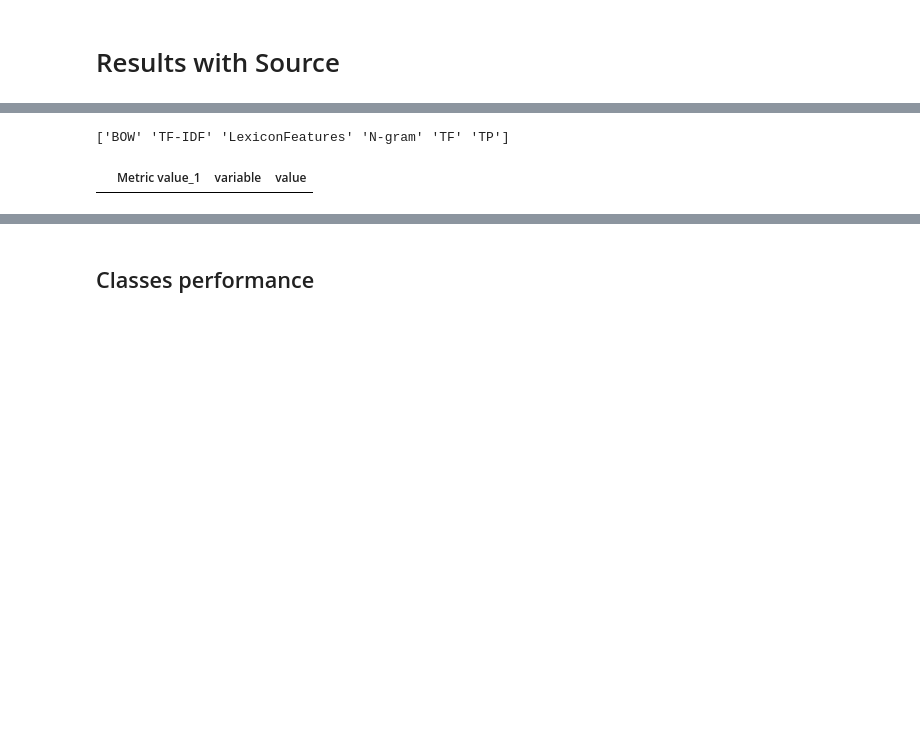
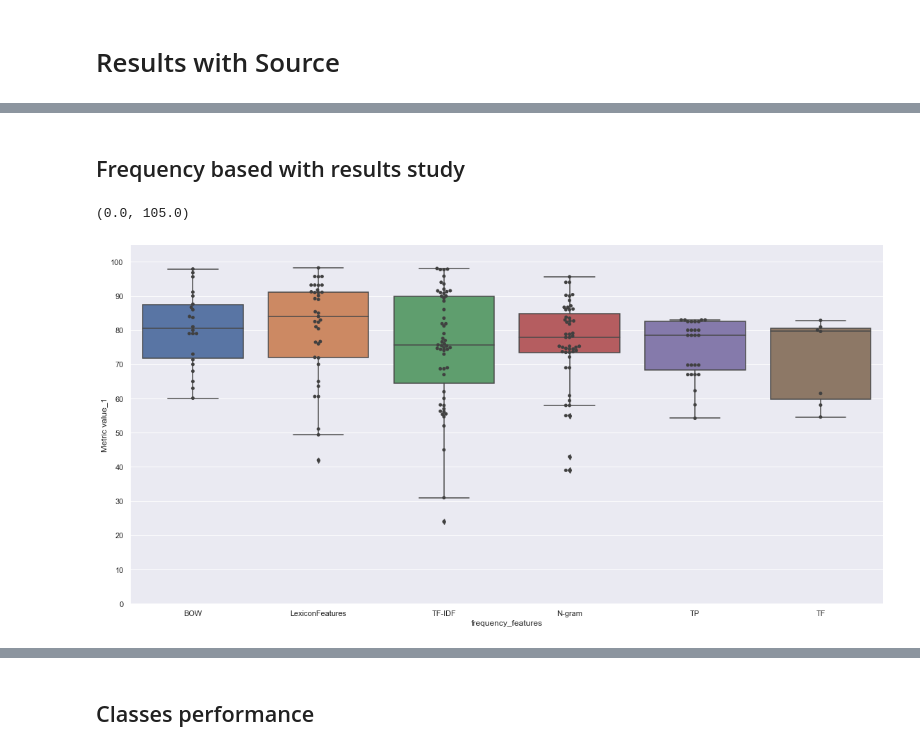
Before and after one commit to YassirMatrane/slr_phd, a Jupyter notebook: SLR-jupyter.ipynb, the cells around one changed output, grey strips where cells are left out. Cells and saved outputs as stored; diff of their text form; code cells hidden in the pictures; blank space fills up the shorter version.

```diff
--- a/SLR-jupyter.ipynb
+++ b/SLR-jupyter.ipynb
@@ -623,30 +607,49 @@ merged_df
+# %%
+merged_df_fe = merged_df[["Experiment","Metric value_1"]]
 # %%
 # frequency_f = freBaDf["freBased"].unique()
 # print(frequency_f)
+f = []
+m = []
+for i, row in merged_df_fe.iterrows():
+    col = row["Experiment"]
+    metric = row["Metric value_1"]
 # dictRename = {}
-# for col in merged_df.columns:
-#     if "TF-IDF" in col :
-#         dictRename[col] = "TF-IDF"
-#     elif "BOW" in col and "CBOW" not in col:
-#         dictRename[col] = "BOW"
-#     elif "TP" in col:
-#         dictRename[col] = "TP"
-#     elif "TF" == col:
-#         dictRename[col] = "TF"
-#     elif "TF-IDF(N-gram)" == col:
-#         dictRename[col] = "TF-IDF"
-#     elif "N-gram(" in col:
-#         dictRename[col] = "N-gram"
-#     elif "N-gram" == col:
-#         dictRename[col] = "N-gram"
-#     elif "LexiconFeatures" in col:
-#         dictRename[col] = "LexiconFeatures"
-#     else:
-#         continue
-
+    if "TF-IDF" in col :
+        f.append("TF-IDF")
+    elif "BOW" in col and "CBOW" not in col:
+        f.append("BOW")
+    elif "TP" in col:
+        f.append("TP")
+    elif "TF" in col and "TF-IDF" not in col :
+        f.append("TF")
+    elif "TF-IDF(N-gram)" == col:
+        f.append("TF-IDF")
+    elif "N-gram(" in col:
+        f.append("N-gram")
+    elif "N-gram" == col:
+        f.append("N-gram")
+    elif "LexiconFeatures" in col:
+        f.append("LexiconFeatures")
+    elif "N-gram" in col:
+        f.append("N-gram")
+    else :
+        continue
+    m.append(metric)
+fre_df = pd.DataFrame({"frequency_features":f,"Metric value_1":m})
 # merged_df_f_f = merged_df.rename(dictRename,axis=1)
 # melted_f_f = pd.melt(merged_df_f_f, id_vars=['Metric value_1']).dropna(subset=['value'])
 # merged_df_f_f[merged_df_f_f[list(frequency_f)]]
-# %% [output]
-['BOW' 'TF-IDF' 'LexiconFeatures' 'N-gram' 'TF' 'TP']
-|  | Metric value_1 | variable | value |
+# %% [markdown]
+## Frequency based with results study
+# %%
+sns.set(rc={'figure.figsize':(15,14)})
+sns.catplot(x="frequency_features", y="Metric value_1",
+            kind="box", dodge=False, data=fre_df,aspect = 2,height = 8)
+ax = sns.swarmplot(x="frequency_features", y="Metric value_1", data=fre_df, color=".25")
+ax.set_yticks(range(0, 105, 10))
+#WithoutNeutral
+plt.ylim(0,105)
+# %% [output]
+(0.0, 105.0)
+[figure, added]
```
Also changed, not shown: parts of 11 cells of this notebook.
